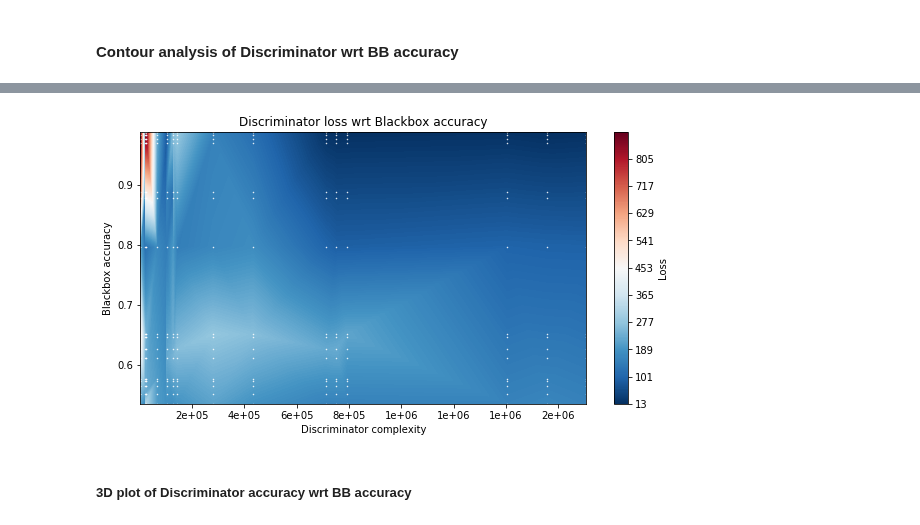
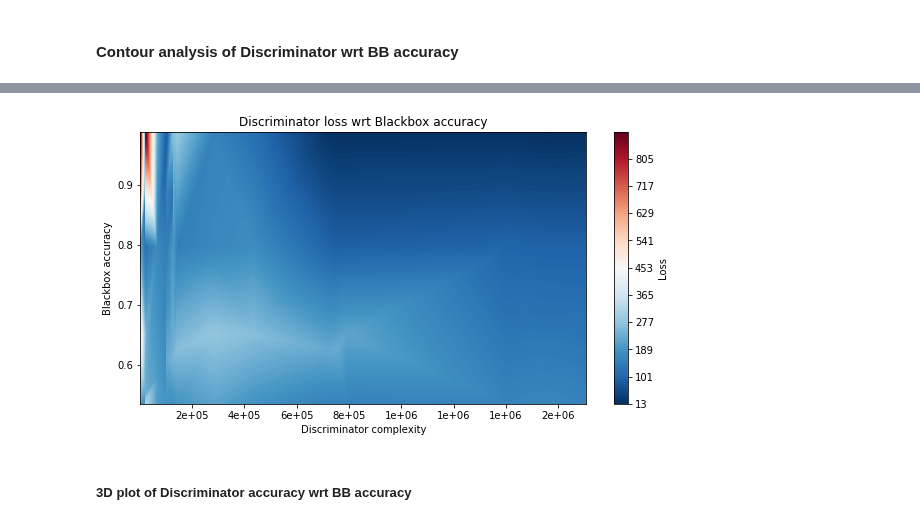
Before and after one commit to jzharris/209AS-Embedded-Security, a Jupyter notebook: main/complexity_analysis/complexity_correlation/Complexity Correlation 4 - Correlation Analysis.ipynb, the cells around one changed output, grey strips where cells are left out. Cells and saved outputs as stored; diff of their text form; code cells hidden in the pictures.

```diff
--- a/main/complexity_analysis/complexity_correlation/Complexity Correlation 4 - Correlation Analysis.ipynb
+++ b/main/complexity_analysis/complexity_correlation/Complexity Correlation 4 - Correlation Analysis.ipynb
@@ -628,29 +628,29 @@ plt.show()
 # %%
 # ----------
 # Tricontour
 # ----------
 # Directly supply the unordered, irregularly spaced coordinates
 # to tricontour.
 
 fig = plt.figure()
 ax = plt.gca()
 
 cntr = ax.tricontourf(d_param_accum, acc_b_accum, loss_accum, levels=1000, cmap="RdBu_r")
 
 cbar = fig.colorbar(cntr)
-ax.plot(d_param_accum, acc_b_accum, 'wo', ms=0.5)
+# ax.plot(d_param_accum, acc_b_accum, 'wo', ms=0.5)
 
 cbar.set_label('Loss')
 plt.title('Discriminator loss wrt Blackbox accuracy')
 plt.xlabel('Discriminator complexity')
 plt.ylabel('Blackbox accuracy')
 
 ax.get_xaxis().set_major_formatter(
     ticker.FuncFormatter(lambda x, p: format(int(x), '.0e')))
 
 plt.show()
 # %% [output]
-[figure, old version]
+[figure, new version]
 # %%
 # plt.figure()
 # plt.scatter(d_param_accum, b_param_accum, c=loss_accum, cmap='RdBu_r')
```
Also changed, not shown: parts of 3 cells of this notebook, 1 other file.
